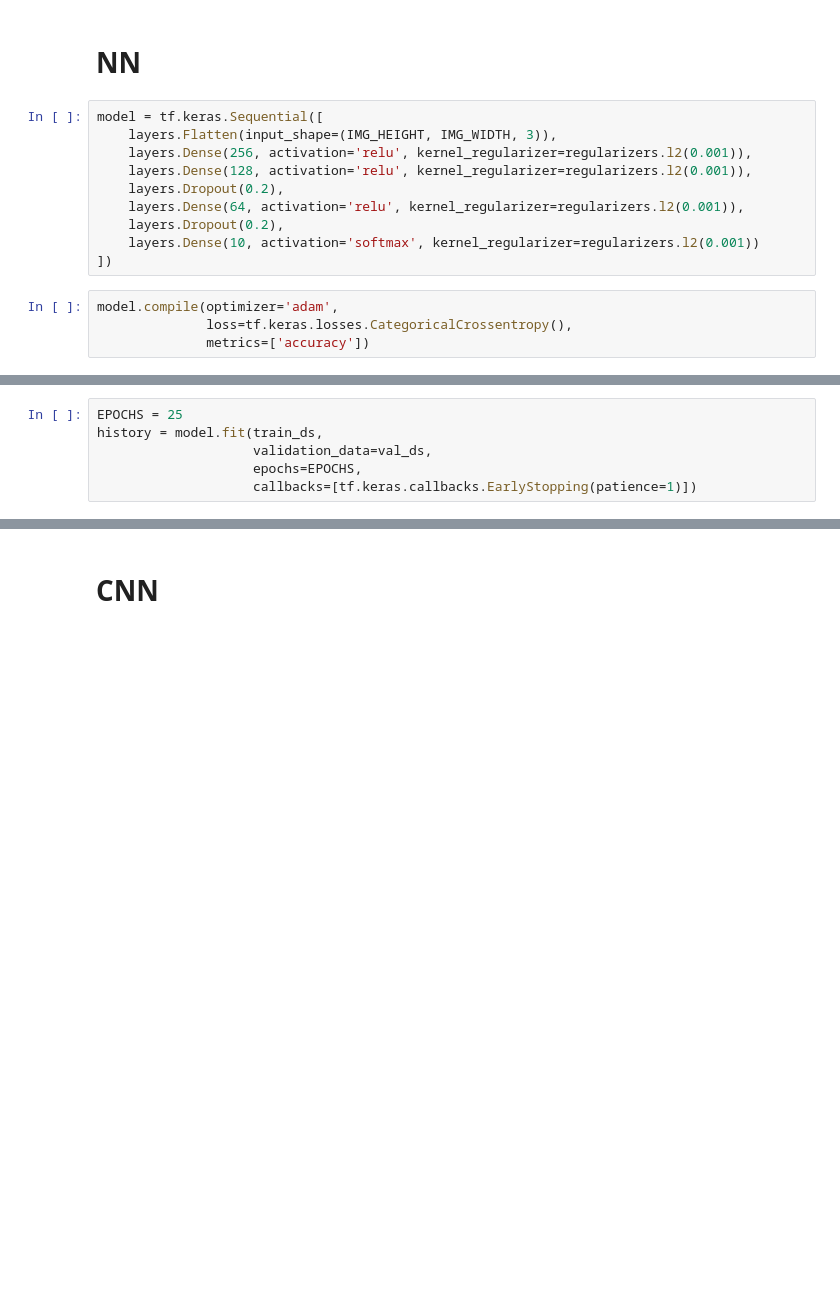
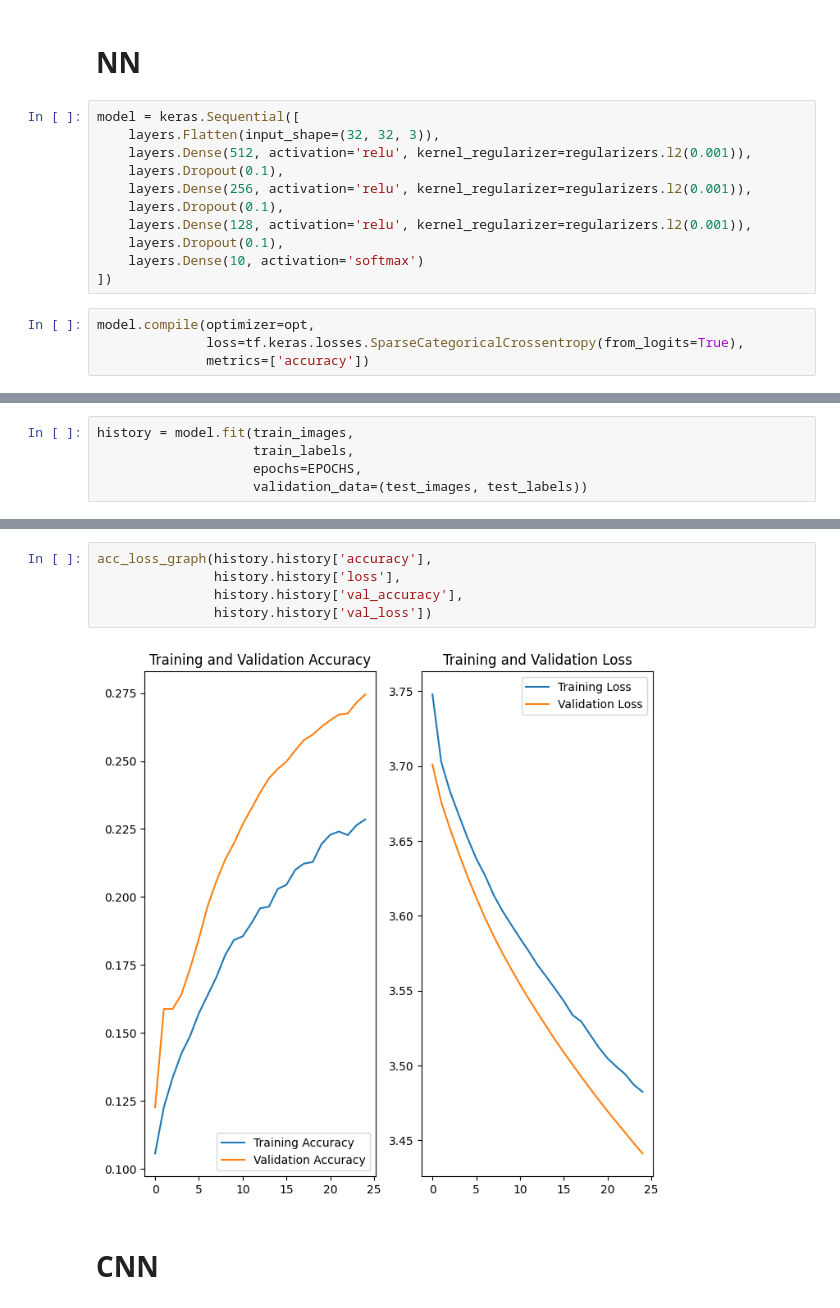
Before and after one commit to kuomat/image_playground, a Jupyter notebook: classification.ipynb, the cells around one changed output, grey strips where cells are left out. Cells and saved outputs as stored; diff of their text form; blank space fills up the shorter version.

```diff
--- a/classification.ipynb
+++ b/classification.ipynb
@@ -79,18 +85,19 @@ val_ds = val_ds.prefetch(buffer_size=tf.data.AUTOTUNE)
 # %% [markdown]
 # NN
 # %%
-model = tf.keras.Sequential([
-    layers.Flatten(input_shape=(IMG_HEIGHT, IMG_WIDTH, 3)),
+model = keras.Sequential([
+    layers.Flatten(input_shape=(32, 32, 3)),
+    layers.Dense(512, activation='relu', kernel_regularizer=regularizers.l2(0.001)),
+    layers.Dropout(0.1),
     layers.Dense(256, activation='relu', kernel_regularizer=regularizers.l2(0.001)),
+    layers.Dropout(0.1),
     layers.Dense(128, activation='relu', kernel_regularizer=regularizers.l2(0.001)),
-    layers.Dropout(0.2),
-    layers.Dense(64, activation='relu', kernel_regularizer=regularizers.l2(0.001)),
-    layers.Dropout(0.2),
-    layers.Dense(10, activation='softmax', kernel_regularizer=regularizers.l2(0.001))
+    layers.Dropout(0.1),
+    layers.Dense(10, activation='softmax')
 ])
 # %%
-model.compile(optimizer='adam',
-              loss=tf.keras.losses.CategoricalCrossentropy(),
+model.compile(optimizer=opt,
+              loss=tf.keras.losses.SparseCategoricalCrossentropy(from_logits=True),
               metrics=['accuracy'])
 # %%
 model.summary()
@@ -113,8 +120,2 @@ Trainable params: 828,490
 Non-trainable params: 0
 _________________________________________________________________
-# %%
-EPOCHS = 25
-history = model.fit(train_ds,
-                    validation_data=val_ds,
-                    epochs=EPOCHS,
-                    callbacks=[tf.keras.callbacks.EarlyStopping(patience=1)])
@@ -153,0 +122,5 @@ plt.show()
+# %%
+history = model.fit(train_images,
+                    train_labels,
+                    epochs=EPOCHS,
+                    validation_data=(test_images, test_labels))
@@ -154,3 +151,10 @@ plt.show()
+# %%
+acc_loss_graph(history.history['accuracy'],
+               history.history['loss'],
+               history.history['val_accuracy'],
+               history.history['val_loss'])
+# %% [output]
+[figure, added]
 # %% [markdown]
 # CNN
 # %%
```
Also changed, not shown: parts of 57 cells of this notebook.
